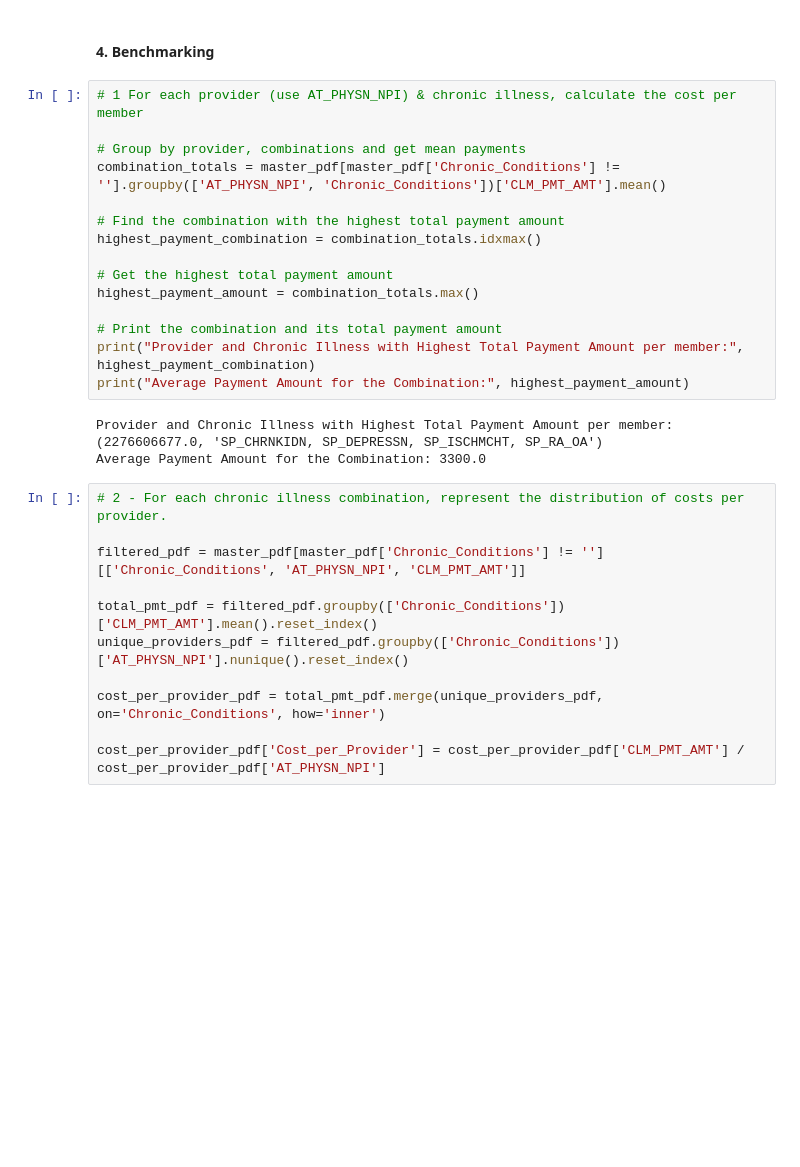
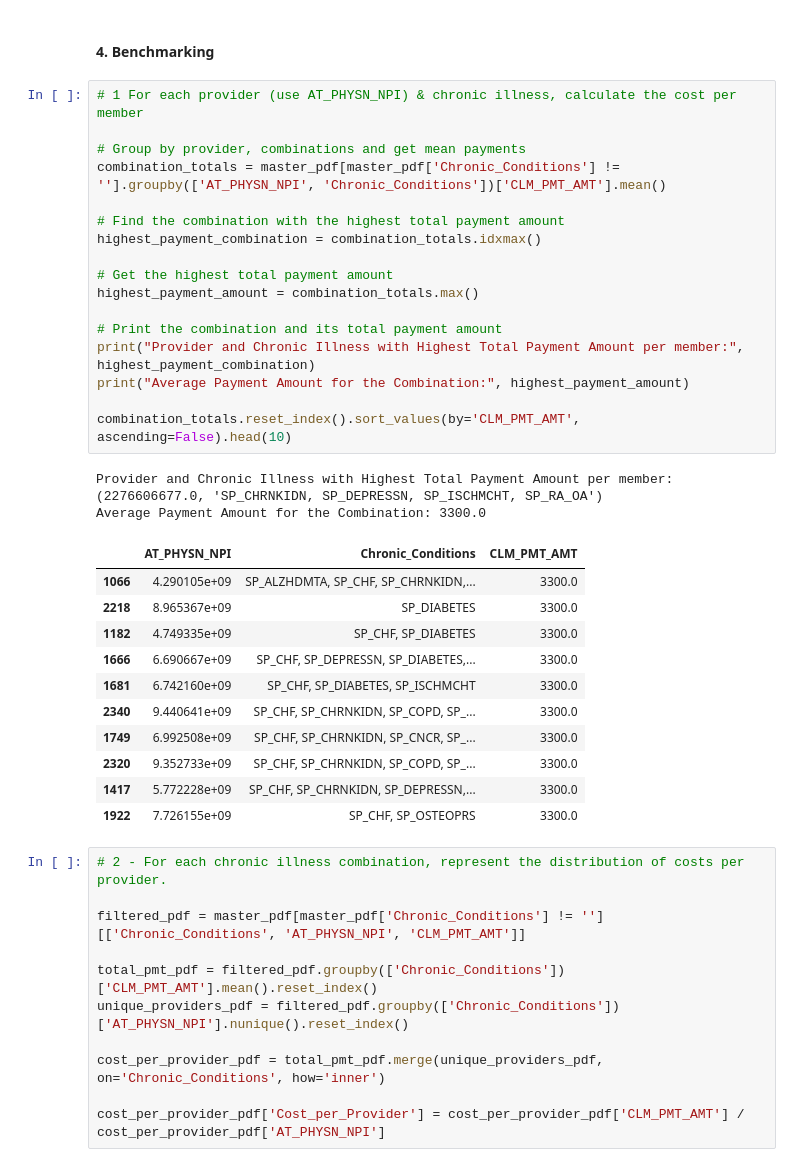
Before and after one commit to suvigyajain0101/Claims, a Jupyter notebook: EDA.ipynb, the cells around one changed output. Saved outputs shown, nothing was run; the diff lists cells and outputs as text; blank space fills up the shorter version.

```diff
--- a/EDA.ipynb
+++ b/EDA.ipynb
@@ -290,21 +274,34 @@ Average Payment Amount for the Combination: 1680.0
 # %%
 # 1 For each provider (use AT_PHYSN_NPI) & chronic illness, calculate the cost per member
 
 # Group by provider, combinations and get mean payments
 combination_totals = master_pdf[master_pdf['Chronic_Conditions'] != ''].groupby(['AT_PHYSN_NPI', 'Chronic_Conditions'])['CLM_PMT_AMT'].mean()
 
 # Find the combination with the highest total payment amount
 highest_payment_combination = combination_totals.idxmax()
 
 # Get the highest total payment amount
 highest_payment_amount = combination_totals.max()
 
 # Print the combination and its total payment amount
 print("Provider and Chronic Illness with Highest Total Payment Amount per member:", highest_payment_combination)
 print("Average Payment Amount for the Combination:", highest_payment_amount)
+
+combination_totals.reset_index().sort_values(by='CLM_PMT_AMT', ascending=False).head(10)
 # %% [output]
 Provider and Chronic Illness with Highest Total Payment Amount per member: (2276606677.0, 'SP_CHRNKIDN, SP_DEPRESSN, SP_ISCHMCHT, SP_RA_OA')
 Average Payment Amount for the Combination: 3300.0
+|  | AT_PHYSN_NPI | Chronic_Conditions | CLM_PMT_AMT |
+| 1066 | 4.290105e+09 | SP_ALZHDMTA, SP_CHF, SP_CHRNKIDN,... | 3300.0 |
+| 2218 | 8.965367e+09 | SP_DIABETES | 3300.0 |
+| 1182 | 4.749335e+09 | SP_CHF, SP_DIABETES | 3300.0 |
+| 1666 | 6.690667e+09 | SP_CHF, SP_DEPRESSN, SP_DIABETES,... | 3300.0 |
+| 1681 | 6.742160e+09 | SP_CHF, SP_DIABETES, SP_ISCHMCHT | 3300.0 |
+| 2340 | 9.440641e+09 | SP_CHF, SP_CHRNKIDN, SP_COPD, SP_... | 3300.0 |
+| 1749 | 6.992508e+09 | SP_CHF, SP_CHRNKIDN, SP_CNCR, SP_... | 3300.0 |
+| 2320 | 9.352733e+09 | SP_CHF, SP_CHRNKIDN, SP_COPD, SP_... | 3300.0 |
+| 1417 | 5.772228e+09 | SP_CHF, SP_CHRNKIDN, SP_DEPRESSN,... | 3300.0 |
+| 1922 | 7.726155e+09 | SP_CHF, SP_OSTEOPRS | 3300.0 |
 # %%
 # 2 - For each chronic illness combination, represent the distribution of costs per provider.
 
```
Also changed, not shown: parts of 3 cells of this notebook.
